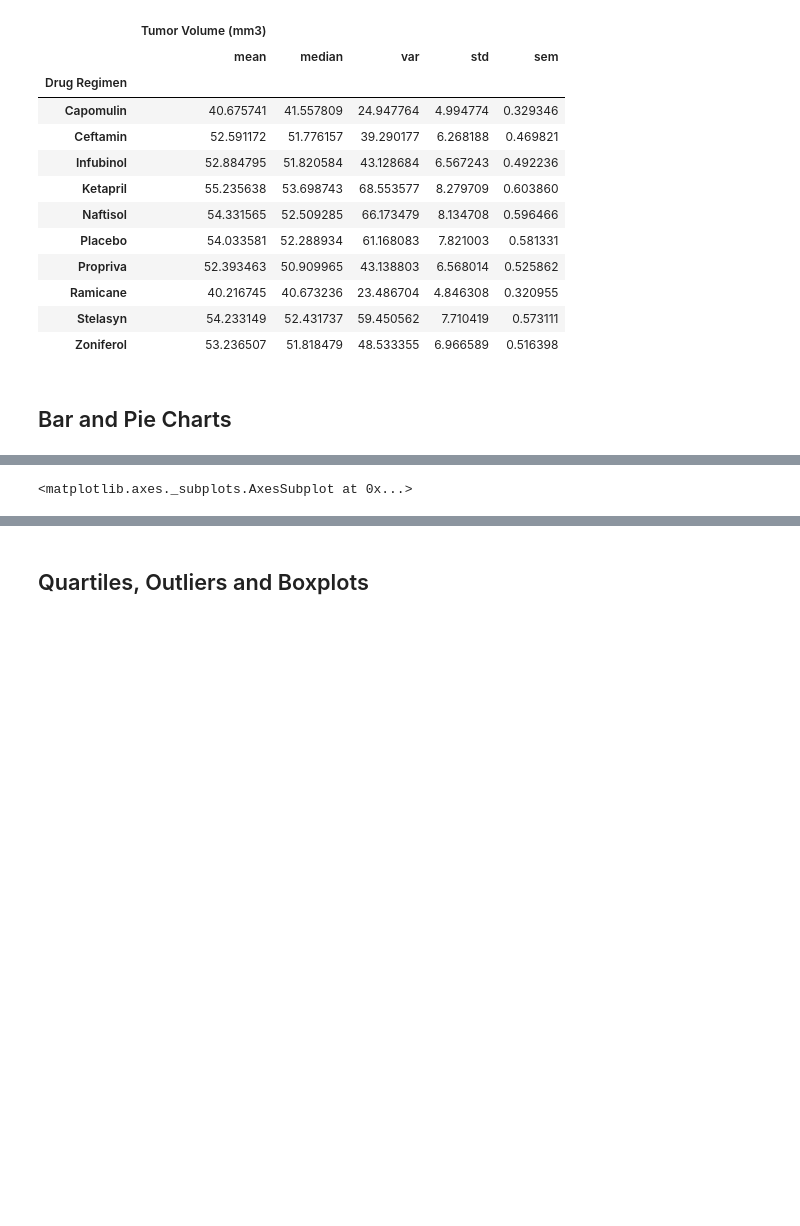
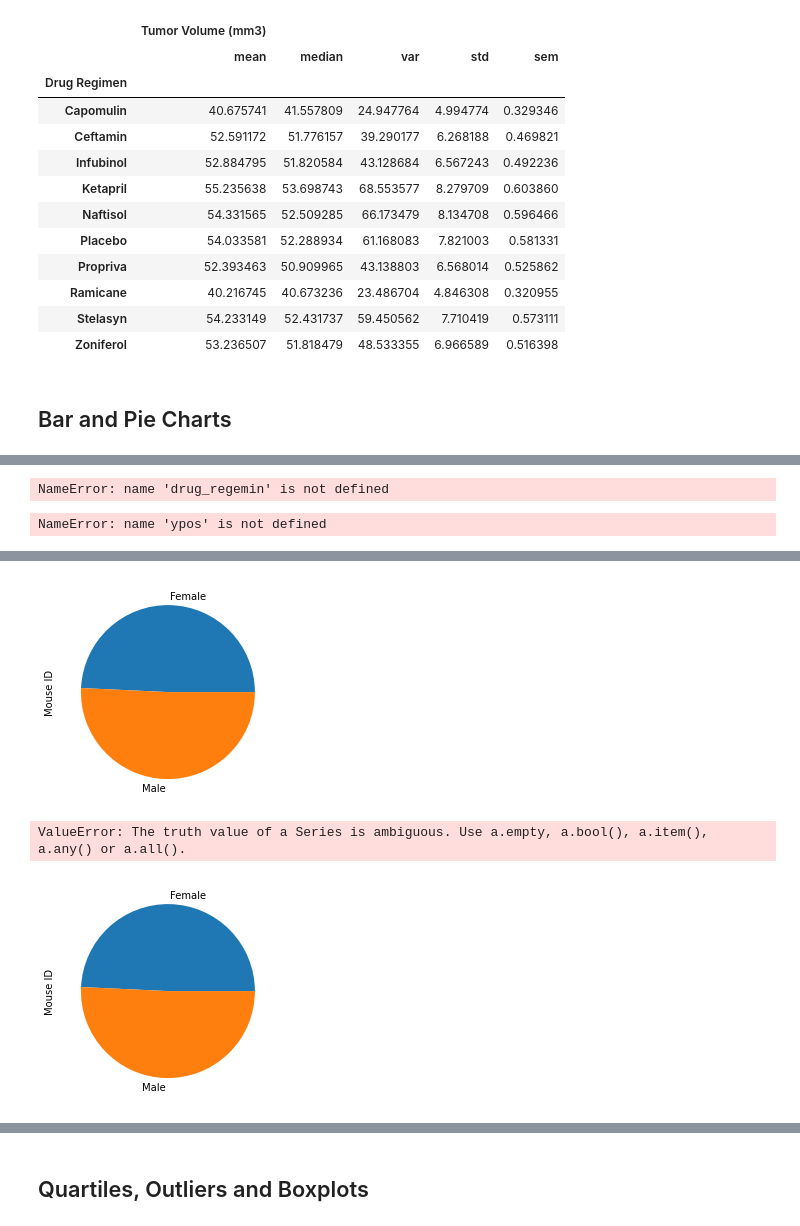
Before and after one commit to rmaher314/HW5_Matplotlib, a Jupyter notebook: pymaceuticals_starter.ipynb, the cells around one changed output, grey strips where cells are left out. Saved outputs shown, nothing was run; the diff lists cells and outputs as text; code cells hidden in the pictures; blank space fills up the shorter version.

```diff
--- a/pymaceuticals_starter.ipynb
+++ b/pymaceuticals_starter.ipynb
@@ -164,12 +138,29 @@ plt.show()
+# %%
+ypos = np.arange(len(drug_regemin))
+ypos
+# %% [output]
+NameError: name 'drug_regemin' is not defined
+# %%
+plt.xticks(ypos, drug_regemin)
+
+plt.bar(ypos, number_of_mice)
+# %% [output]
+NameError: name 'ypos' is not defined
 # %%
 #Bar Plot - Total Mice for each Treatment  - Using Pandas
+pie_users_df = mouse_data_nodupes_df.groupby("Sex")["Mouse ID"].count()
+
+#plt.bar(x_axis, users, color='r', alpha=0.5, align="center"
+pie_users_df.plot(kind="pie")
+plt.show(pie_users_df)
+
 #users = mouse_data_nodupes_df.groupby("Mouse ID").count
 #x_axis = mouse_data_nodupes_df.np.arange(len("Drug Regimen"))
 
 #plt.bar(x_axis, users, color='r', alpha=0.5, align="center")
 
 #gender_groups = mouse_data_nodupes_df.groupby(['Sex','Mouse ID']).count()
-gender_groups = mouse_data_nodupes_df.groupby(['Sex']).count()
+#gender_groups = mouse_data_nodupes_df.groupby(['Sex']).count()
 
-gender_groups.plot.bar()
+#gender_groups.plot.bar()
 # %% [output]
@@ -178,4 +167,6 @@ gender_groups.plot.bar()
+[figure, added]
-<matplotlib.axes._subplots.AxesSubplot at 0x...>
+ValueError: The truth value of a Series is ambiguous. Use a.empty, a.bool(), a.item(), a.any() or a.all().
+[figure, added]
 # %%
 #Bar Plot - Total Mice for each Treatment  - Using Pyplot
 users = mouse_data_nodupes_df.groupby('Mouse ID').count
```
Also changed, not shown: parts of 10 cells of this notebook.
